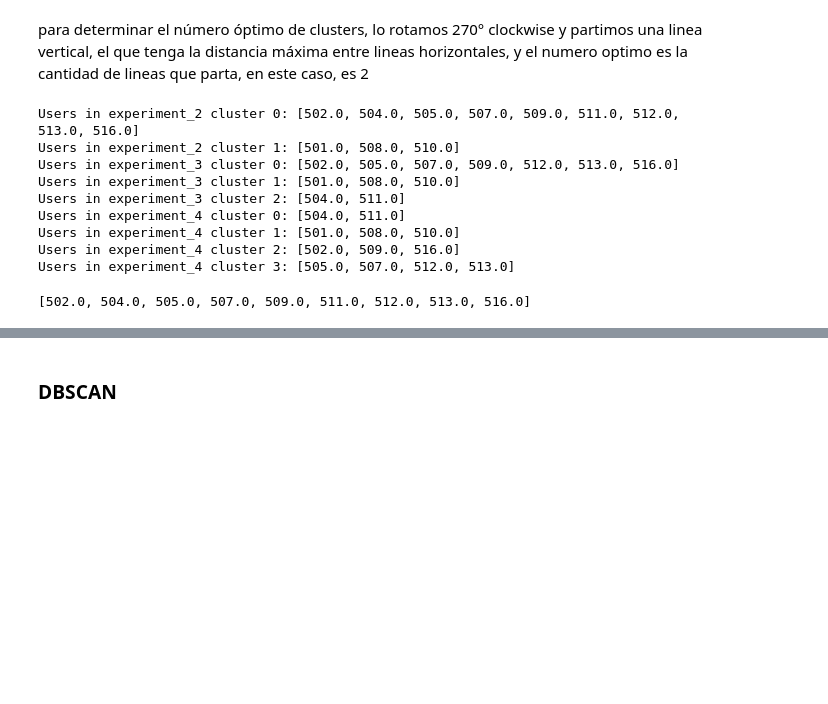
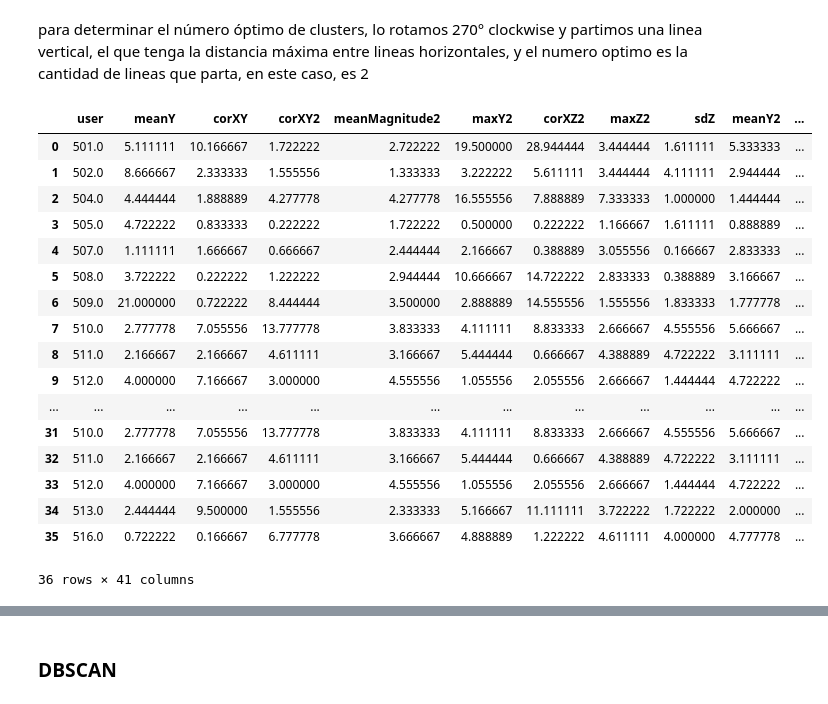
Before and after one commit to salvahin/multiuser-fs, a Jupyter notebook: notebooks/results_analysis_users.ipynb, the cells around one changed output, grey strips where cells are left out. Saved outputs shown, nothing was run; the diff lists cells and outputs as text; code cells hidden in the pictures; blank space fills up the shorter version.

Commit message:
analisis de metricas de clusters

```diff
--- a/notebooks/results_analysis_users.ipynb
+++ b/notebooks/results_analysis_users.ipynb
@@ -458,35 +478,41 @@ plt.show()
 # %% [markdown]
 para determinar el número óptimo de clusters, lo rotamos 270° clockwise y partimos una linea vertical, el que tenga la distancia máxima entre lineas horizontales, y el numero optimo es la cantidad de lineas que parta, en este caso, es 2
-# %%
-from sklearn.cluster import AgglomerativeClustering
-
-experiment_c = [2, 3, 4]
-
-for e in experiment_c:
-    clustering = AgglomerativeClustering(n_clusters=e)
-    user_profiles[f'experiment_{e}'] = clustering.fit_predict(user_profiles)
-# %%
-users_by_cluster = {}
-
-for e in experiment_c:
-    users_by_cluster[e] = {}
-    for label in sorted(user_profiles[f'experiment_{e}'].unique()):
-        user = user_profiles[user_profiles[f'experiment_{e}'] == label].index.tolist()
-        users_by_cluster[e][label] = user
-        print(f'Users in experiment_{e} cluster {label}: {user}')
-# %% [output]
-Users in experiment_2 cluster 0: [502.0, 504.0, 505.0, 507.0, 509.0, 511.0, 512.0, 513.0, 516.0]
-Users in experiment_2 cluster 1: [501.0, 508.0, 510.0]
-Users in experiment_3 cluster 0: [502.0, 505.0, 507.0, 509.0, 512.0, 513.0, 516.0]
-Users in experiment_3 cluster 1: [501.0, 508.0, 510.0]
-Users in experiment_3 cluster 2: [504.0, 511.0]
-Users in experiment_4 cluster 0: [504.0, 511.0]
-Users in experiment_4 cluster 1: [501.0, 508.0, 510.0]
-Users in experiment_4 cluster 2: [502.0, 509.0, 516.0]
-Users in experiment_4 cluster 3: [505.0, 507.0, 512.0, 513.0]
-# %%
-# user_by_cluster[experimento][cluster], ejemplo:
-# usuarios en el experimento 2, cluster 0
-users_by_cluster[2][0]
-# %% [output]
-[502.0, 504.0, 505.0, 507.0, 509.0, 511.0, 512.0, 513.0, 516.0]
+# %%
+experiment_c = [2, 3, 4]
+all_clusters = []
+
+for k in experiment_c:
+    clustering = AgglomerativeClustering(n_clusters=k)
+    labels = clustering.fit_predict(user_profiles)
+
+    df_labels = pd.DataFrame({
+        'user': user_profiles.index,
+        'experiment': k,
+        'cluster': labels
+    })
+
+    df_merged = user_profiles.reset_index().merge(df_labels, on='user')
+    all_clusters.append(df_merged)
+
+clusters_experiments = pd.concat(all_clusters, ignore_index=True)
+# %%
+clusters_experiments
+# %% [output]
+|  | user | meanY | corXY | corXY2 | meanMagnitude2 | maxY2 | corXZ2 | maxZ2 | sdZ | meanY2 | ... |
+| 0 | 501.0 | 5.111111 | 10.166667 | 1.722222 | 2.722222 | 19.500000 | 28.944444 | 3.444444 | 1.611111 | 5.333333 | ... |
+| 1 | 502.0 | 8.666667 | 2.333333 | 1.555556 | 1.333333 | 3.222222 | 5.611111 | 3.444444 | 4.111111 | 2.944444 | ... |
+| 2 | 504.0 | 4.444444 | 1.888889 | 4.277778 | 4.277778 | 16.555556 | 7.888889 | 7.333333 | 1.000000 | 1.444444 | ... |
+| 3 | 505.0 | 4.722222 | 0.833333 | 0.222222 | 1.722222 | 0.500000 | 0.222222 | 1.166667 | 1.611111 | 0.888889 | ... |
+| 4 | 507.0 | 1.111111 | 1.666667 | 0.666667 | 2.444444 | 2.166667 | 0.388889 | 3.055556 | 0.166667 | 2.833333 | ... |
+| 5 | 508.0 | 3.722222 | 0.222222 | 1.222222 | 2.944444 | 10.666667 | 14.722222 | 2.833333 | 0.388889 | 3.166667 | ... |
+| 6 | 509.0 | 21.000000 | 0.722222 | 8.444444 | 3.500000 | 2.888889 | 14.555556 | 1.555556 | 1.833333 | 1.777778 | ... |
+| 7 | 510.0 | 2.777778 | 7.055556 | 13.777778 | 3.833333 | 4.111111 | 8.833333 | 2.666667 | 4.555556 | 5.666667 | ... |
+| 8 | 511.0 | 2.166667 | 2.166667 | 4.611111 | 3.166667 | 5.444444 | 0.666667 | 4.388889 | 4.722222 | 3.111111 | ... |
+| 9 | 512.0 | 4.000000 | 7.166667 | 3.000000 | 4.555556 | 1.055556 | 2.055556 | 2.666667 | 1.444444 | 4.722222 | ... |
+| ... | ... | ... | ... | ... | ... | ... | ... | ... | ... | ... | ... |
+| 31 | 510.0 | 2.777778 | 7.055556 | 13.777778 | 3.833333 | 4.111111 | 8.833333 | 2.666667 | 4.555556 | 5.666667 | ... |
+| 32 | 511.0 | 2.166667 | 2.166667 | 4.611111 | 3.166667 | 5.444444 | 0.666667 | 4.388889 | 4.722222 | 3.111111 | ... |
+| 33 | 512.0 | 4.000000 | 7.166667 | 3.000000 | 4.555556 | 1.055556 | 2.055556 | 2.666667 | 1.444444 | 4.722222 | ... |
+| 34 | 513.0 | 2.444444 | 9.500000 | 1.555556 | 2.333333 | 5.166667 | 11.111111 | 3.722222 | 1.722222 | 2.000000 | ... |
+| 35 | 516.0 | 0.722222 | 0.166667 | 6.777778 | 3.666667 | 4.888889 | 1.222222 | 4.611111 | 4.000000 | 4.777778 | ... |
+36 rows × 41 columns
```
Also changed, not shown: parts of 6 cells of this notebook, 1 other file.
